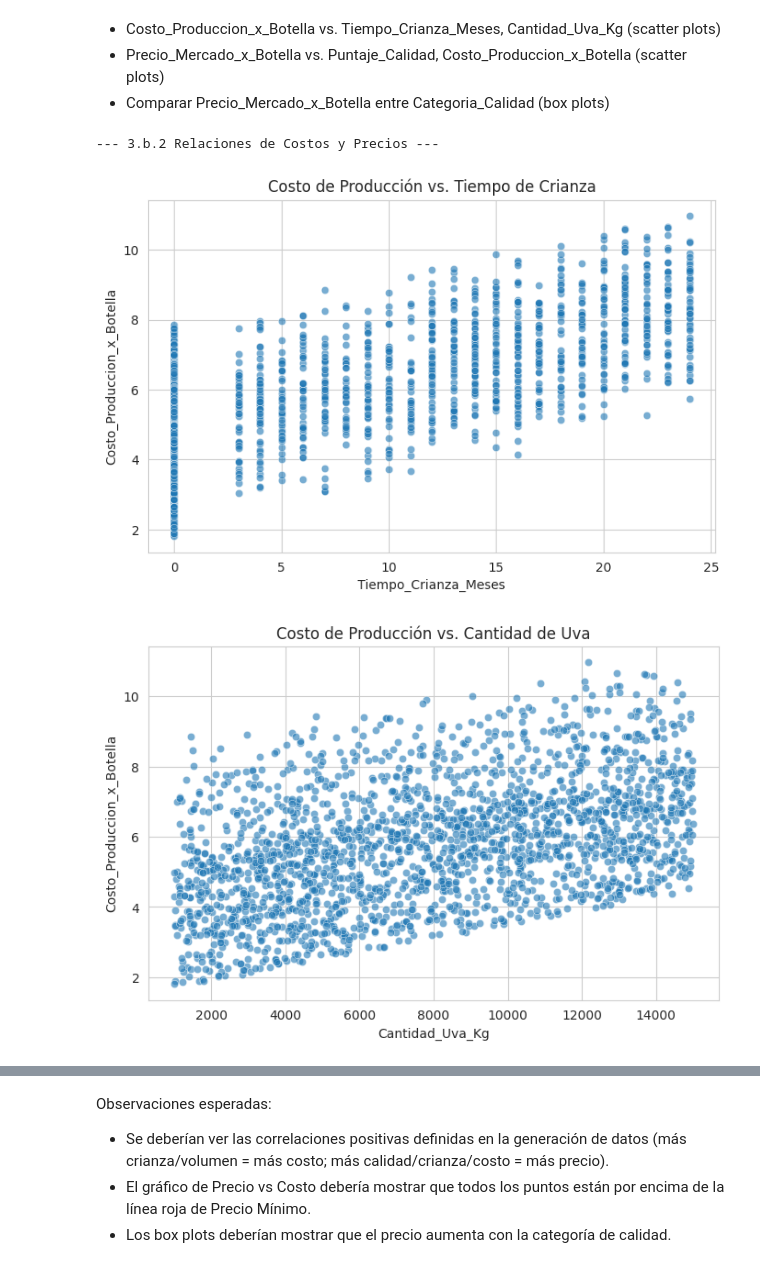
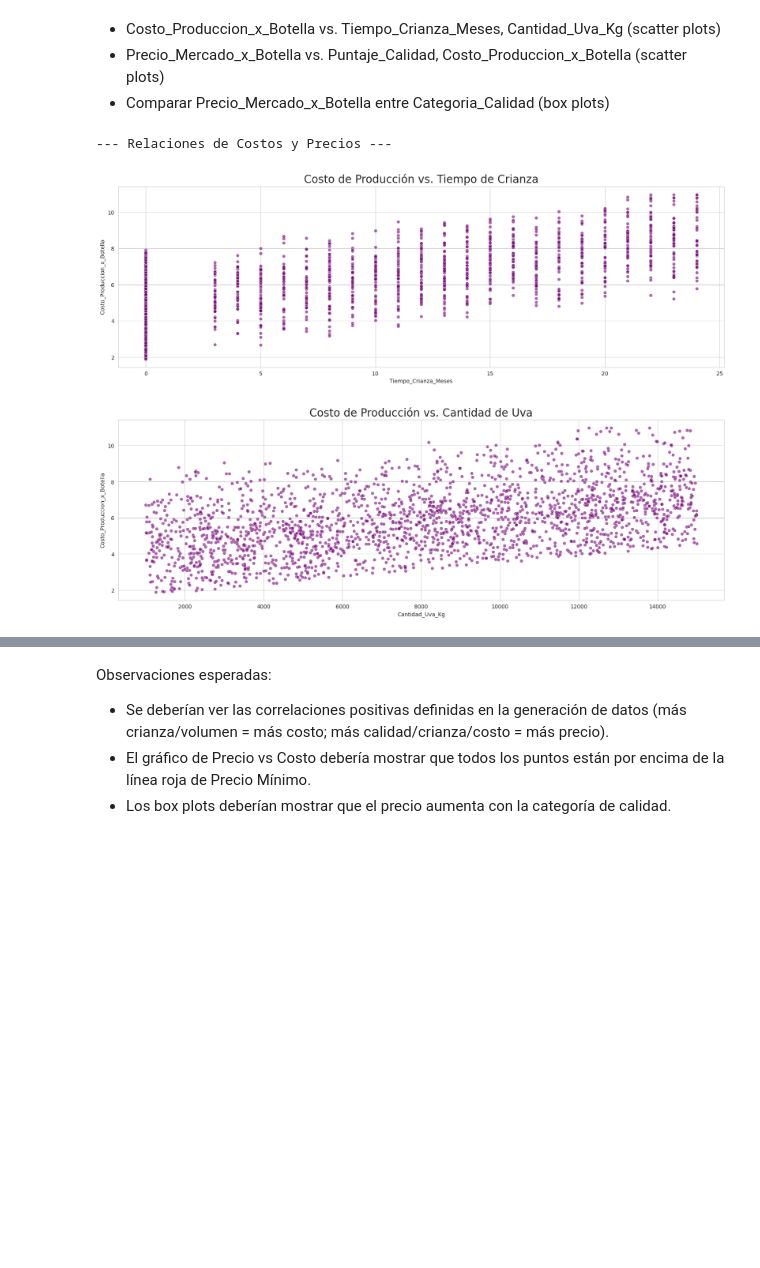
Before and after one commit to juancruzalbornoz/ProyectoDS, a Jupyter notebook: ProyectoDS_ParteII_AlbornozJuanCruz.ipynb, the cells around one changed output, grey strips where cells are left out. Drawn from its saved outputs; the diff is of its cells as text; code cells hidden in the pictures; blank space fills up the shorter version.

```diff
--- a/ProyectoDS_ParteII_AlbornozJuanCruz.ipynb
+++ b/ProyectoDS_ParteII_AlbornozJuanCruz.ipynb
@@ -582,43 +579,43 @@ Observaciones esperadas:
 *   Precio_Mercado_x_Botella vs. Puntaje_Calidad, Costo_Produccion_x_Botella (scatter plots)
 *   Comparar Precio_Mercado_x_Botella entre Categoria_Calidad (box plots)
 # %%
-print("\n--- 3.b.2 Relaciones de Costos y Precios ---")
+print("\n--- Relaciones de Costos y Precios ---")
 
 # Costo vs. Tiempo_Crianza_Meses
-plt.figure(figsize=(8, 5))
-sns.scatterplot(x='Tiempo_Crianza_Meses', y='Costo_Produccion_x_Botella', data=df_cleaned, alpha=0.6)
-plt.title('Costo de Producción vs. Tiempo de Crianza')
+plt.figure(figsize=(20, 6))
+sns.scatterplot(x='Tiempo_Crianza_Meses', y='Costo_Produccion_x_Botella', data=df_cleaned, alpha=0.6, color='#740175')
+plt.title('Costo de Producción vs. Tiempo de Crianza', fontsize=20)
 plt.show()
 
 # Costo vs. Cantidad_Uva_Kg
-plt.figure(figsize=(8, 5))
-sns.scatterplot(x='Cantidad_Uva_Kg', y='Costo_Produccion_x_Botella', data=df_cleaned, alpha=0.6)
-plt.title('Costo de Producción vs. Cantidad de Uva')
+plt.figure(figsize=(20, 6))
+sns.scatterplot(x='Cantidad_Uva_Kg', y='Costo_Produccion_x_Botella', data=df_cleaned, alpha=0.6, color='#740175')
+plt.title('Costo de Producción vs. Cantidad de Uva', fontsize=20)
 plt.show()
 
 # Precio vs. Puntaje_Calidad
-plt.figure(figsize=(8, 5))
-sns.scatterplot(x='Puntaje_Calidad', y='Precio_Mercado_x_Botella', data=df_cleaned, alpha=0.6)
-plt.title('Precio de Mercado vs. Puntaje de Calidad')
+plt.figure(figsize=(20, 6))
+sns.scatterplot(x='Puntaje_Calidad', y='Precio_Mercado_x_Botella', data=df_cleaned, alpha=0.6, color='#740175')
+plt.title('Precio de Mercado vs. Puntaje de Calidad', fontsize=20)
 plt.show()
 
 # Precio vs. Costo
-plt.figure(figsize=(8, 5))
-sns.scatterplot(x='Costo_Produccion_x_Botella', y='Precio_Mercado_x_Botella', data=df_cleaned, alpha=0.6)
+plt.figure(figsize=(20, 6))
+sns.scatterplot(x='Costo_Produccion_x_Botella', y='Precio_Mercado_x_Botella', data=df_cleaned, alpha=0.6, color='#740175')
 # Añadir línea de referencia donde precio = costo * 1.1 (precio mínimo)
 min_price_line = df_cleaned['Costo_Produccion_x_Botella'] * 1.1
 plt.plot(df_cleaned['Costo_Produccion_x_Botella'], min_price_line, color='red', linestyle='--', label='Precio Mínimo (Costo * 1.1)')
-plt.title('Precio de Mercado vs. Costo de Producción')
+plt.title('Precio de Mercado vs. Costo de Producción', fontsize=20)
 plt.legend()
 plt.show()
 
 
 # Box plots de Precio_Mercado_x_Botella por Categoria_Calidad
-plt.figure(figsize=(10, 6))
-sns.boxplot(x='Categoria_Calidad', y='Precio_Mercado_x_Botella', data=df_cleaned)
-plt.title('Precio de Mercado por Categoría de Calidad')
+plt.figure(figsize=(20, 6))
+sns.boxplot(x='Categoria_Calidad', y='Precio_Mercado_x_Botella', data=df_cleaned, color='#740175')
+plt.title('Precio de Mercado por Categoría de Calidad', fontsize=20)
 plt.show()
 # %% [output]
---- 3.b.2 Relaciones de Costos y Precios ---
+--- Relaciones de Costos y Precios ---
-[figure, old version]
+[figure, new version]
-[figure, old version]
+[figure, new version]
```
Also changed, not shown: parts of 18 cells of this notebook.
